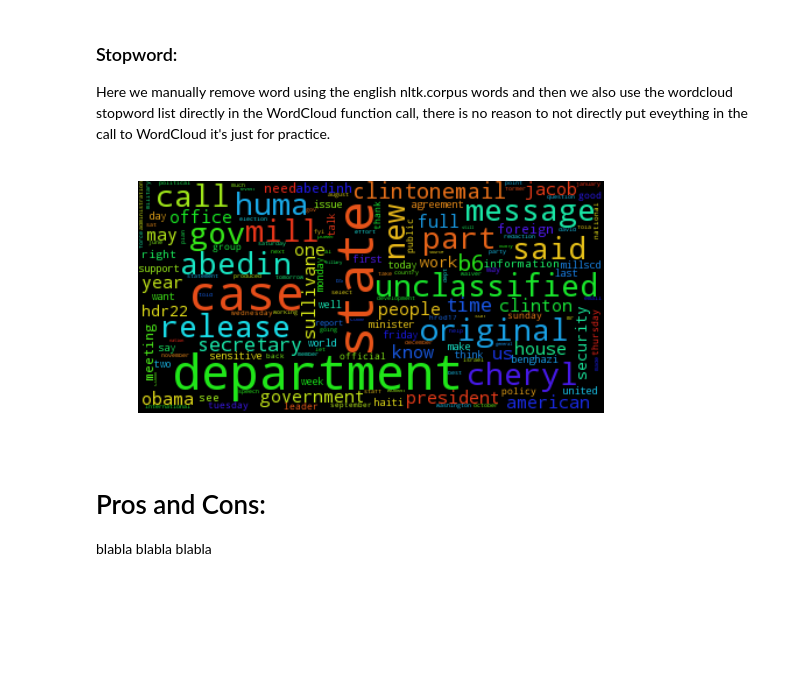
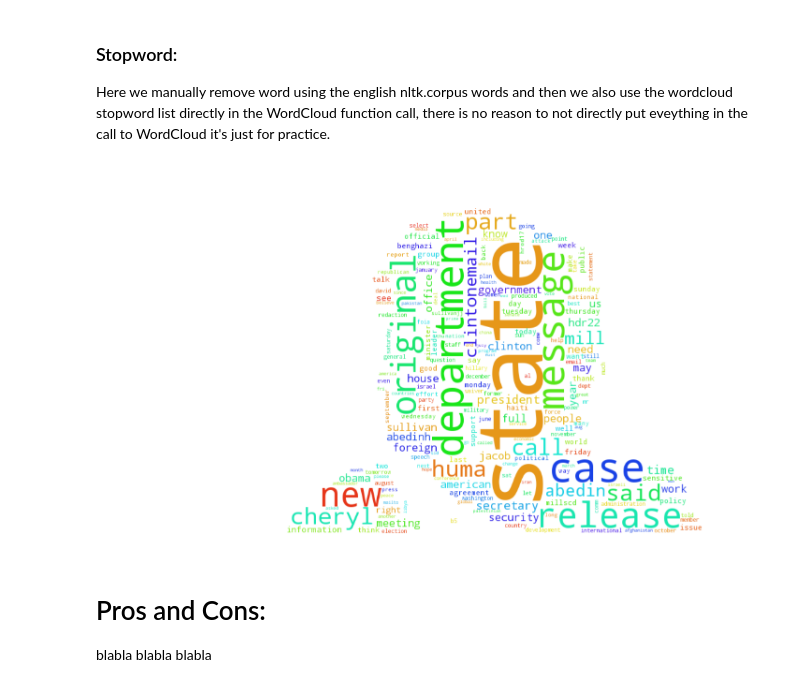
Before and after one commit to mgoretti/ada, a Jupyter notebook: 05 - Taming Text/Text Taming on Hillary Clinton email.ipynb, the cells around one changed output. Saved outputs shown, nothing was run; the diff lists cells and outputs as text; code cells hidden in the pictures; blank space fills up the shorter version.

```diff
--- a/05 - Taming Text/Text Taming on Hillary Clinton email.ipynb
+++ b/05 - Taming Text/Text Taming on Hillary Clinton email.ipynb
@@ -32,4 +57,4 @@ df_subj = df_subj.dropna()
 # %% [markdown]
 ### Get the text from the Data Frame
 # %%
-text = df_raw.sum().iloc[0] + " " + df_subj.sum().iloc[0]
+textraw = df_raw.sum().iloc[0]
@@ -35,0 +66,7 @@ text = df_raw.sum().iloc[0] + " " + df_subj.sum().iloc[0]
+# %%
+# remove the \n to split words (otherwise we get word_a\nword_n as one word instead of word_a word_b:
+text = textraw.replace('\n', ' ')
+
+# remove punctuation
+translator = str.maketrans({key: ' ' for key in string.punctuation})
+textCleaned = text.translate(translator)
@@ -58,7 +103,7 @@ Secondly some words that are not giving any information need to be removed, like
 from nltk.corpus import stopwords
 from wordcloud import STOPWORDS
 # %%
-tokens = nltk.word_tokenize(text)
+tokens = nltk.word_tokenize(textCleaned)
 
 #for stemming
 st = nltk.LancasterStemmer()
@@ -66,11 +111,11 @@ st = nltk.LancasterStemmer()
 
 words = [w.lower() for w in tokens]
 # %%
-stopword = stopwords.words('english')
+stopword = set(stopwords.words('english'))
 
-mailword = ["re", "cc", "date", "subject", "sent", "@", ":", "fw", "originalmessage", "pm", "gov", "doc", "also", "n't"]
-for w in mailword:
-    stopword.append(w)
+mailword = set(["unclassified", "b6","re", "cc", "date", "subject", "sent", "@", ":", "fw", "originalmessage", "pm", "gov", "doc", "also", "n't", "fyi"])
+# for w in mailword:
+#     stopword.append(w)
 # %% [markdown]
 ### Stopword:
 Here we manually remove word using the english nltk.corpus words and then we also use the wordcloud stopword list directly in the WordCloud function call, there is no reason to not directly put eveything in the call to WordCloud it's just for practice.
@@ -80,11 +124,17 @@ filtered_text = ' '.join(filtered)
 # %%
-wordcloud = WordCloud(max_font_size=45, stopwords=STOPWORDS).generate(filtered_text)
-plt.figure()
+clinton_mask = np.array(Image.open("clinton.jpg"))
+
+
+wordcloud = WordCloud(width=2000, height=1000,
+                       background_color="white", mask = clinton_mask,
+                      stopwords = stopword | mailword | STOPWORDS).generate(' '.join(words))
+
+plt.figure( figsize=(20,10) )
 plt.imshow(wordcloud)
 plt.axis("off")
 plt.show()
 # %% [output]
-[figure, old version]
+[figure, new version]
 # %% [markdown]
 # Pros and Cons:
 blabla
```
Also changed, not shown: parts of 12 cells of this notebook, 8 other files.
